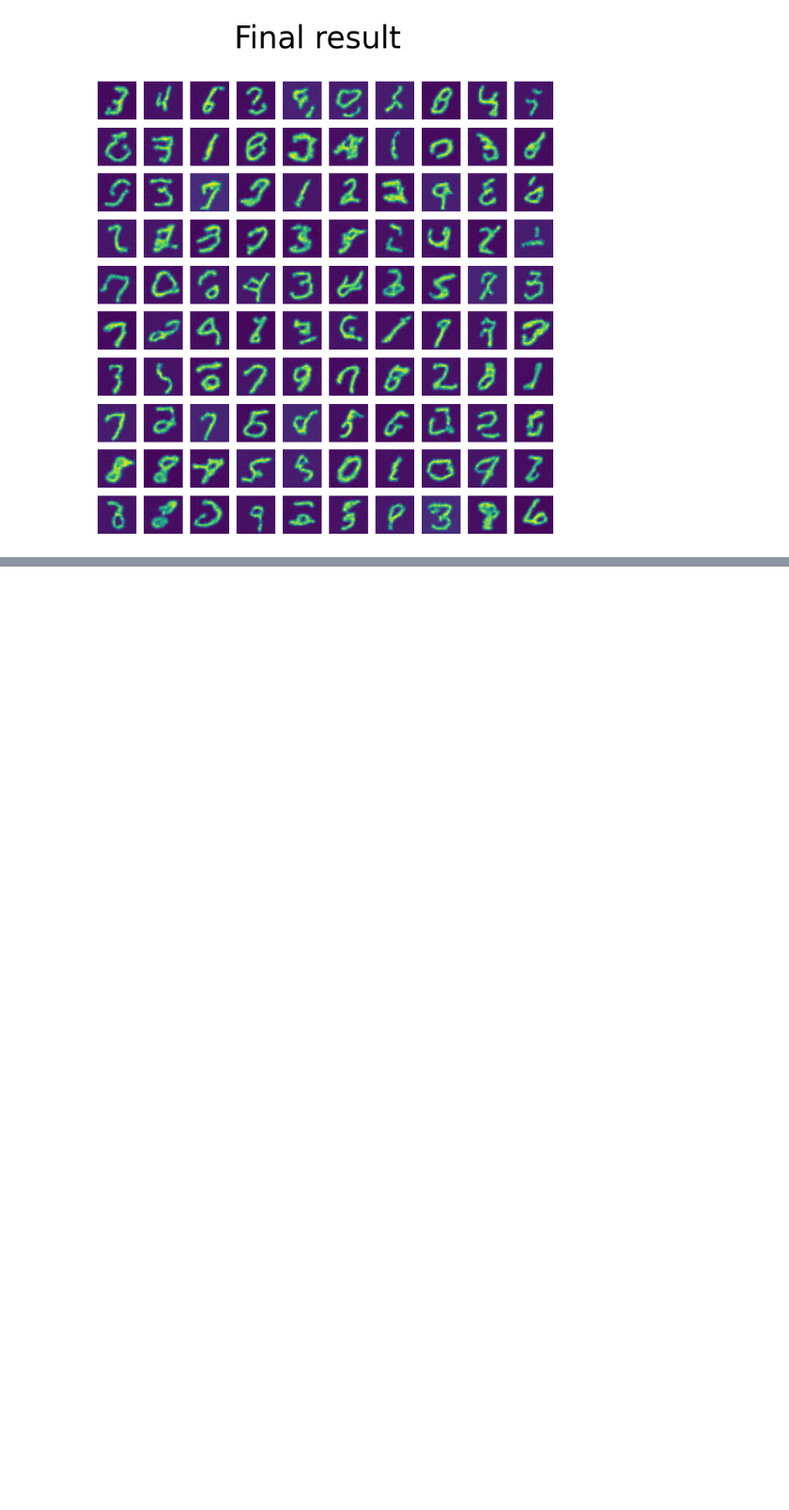
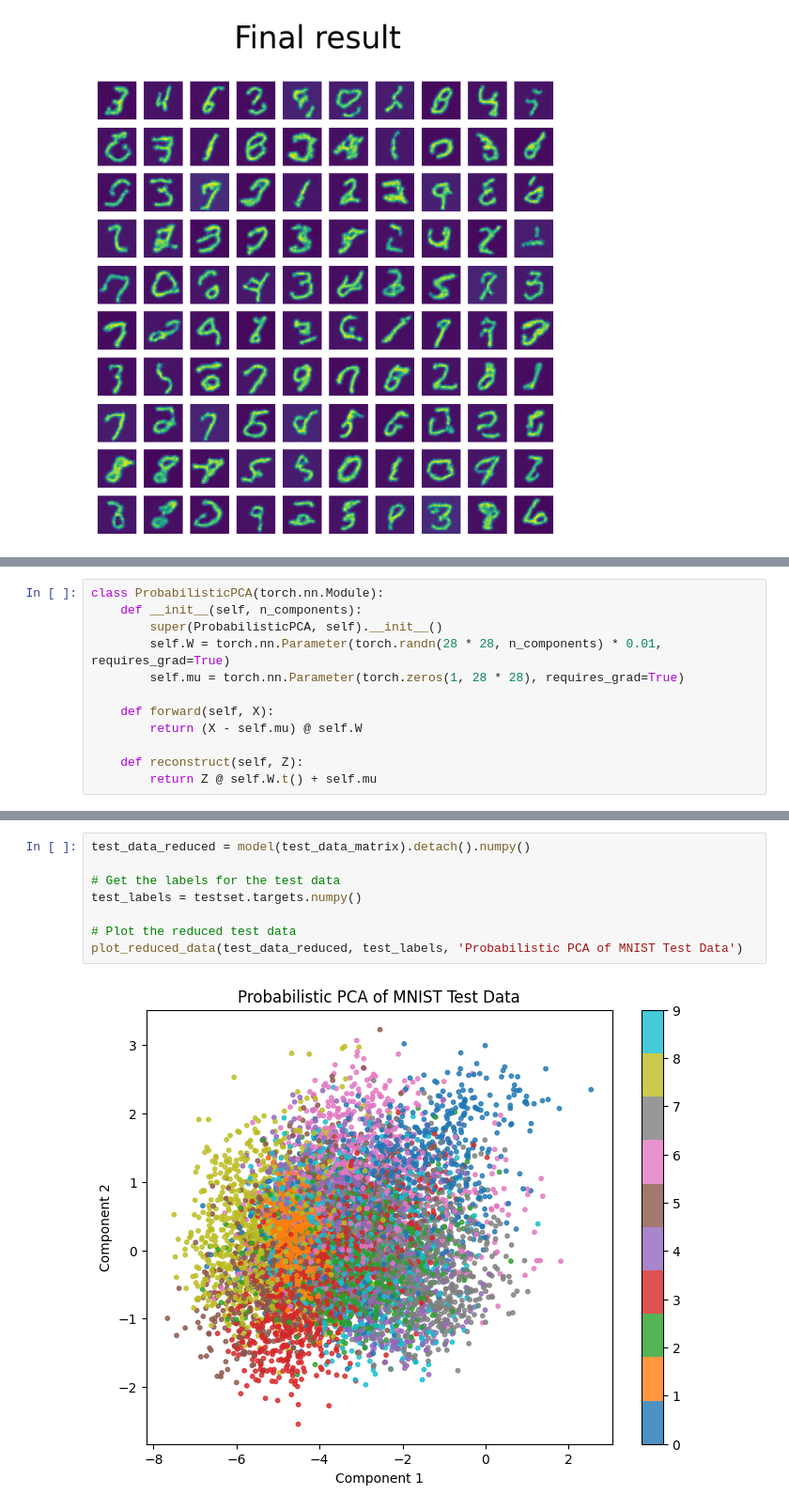
Before and after one commit to Clarkdrengen/PML_2023, a Jupyter notebook: pytorch-mnist-VAE.ipynb, the cells around one changed output, grey strips where cells are left out. Shown at 94% size. Cells and saved outputs as stored; diff of their text form; blank space fills up the shorter version.

```diff
--- a/pytorch-mnist-VAE.ipynb
+++ b/pytorch-mnist-VAE.ipynb
@@ -790,0 +824,12 @@ show_images_rescale(generated, "Final result")
+# %%
+class ProbabilisticPCA(torch.nn.Module):
+    def __init__(self, n_components):
+        super(ProbabilisticPCA, self).__init__()
+        self.W = torch.nn.Parameter(torch.randn(28 * 28, n_components) * 0.01, requires_grad=True)
+        self.mu = torch.nn.Parameter(torch.zeros(1, 28 * 28), requires_grad=True)
+
+    def forward(self, X):
+        return (X - self.mu) @ self.W
+
+    def reconstruct(self, Z):
+        return Z @ self.W.t() + self.mu
@@ -790,0 +889,10 @@ show_images_rescale(generated, "Final result")
+# %%
+test_data_reduced = model(test_data_matrix).detach().numpy()
+
+# Get the labels for the test data
+test_labels = testset.targets.numpy()
+
+# Plot the reduced test data
+plot_reduced_data(test_data_reduced, test_labels, 'Probabilistic PCA of MNIST Test Data')
+# %% [output]
+[figure, added]
```
Also changed, not shown: parts of 14 cells of this notebook.
